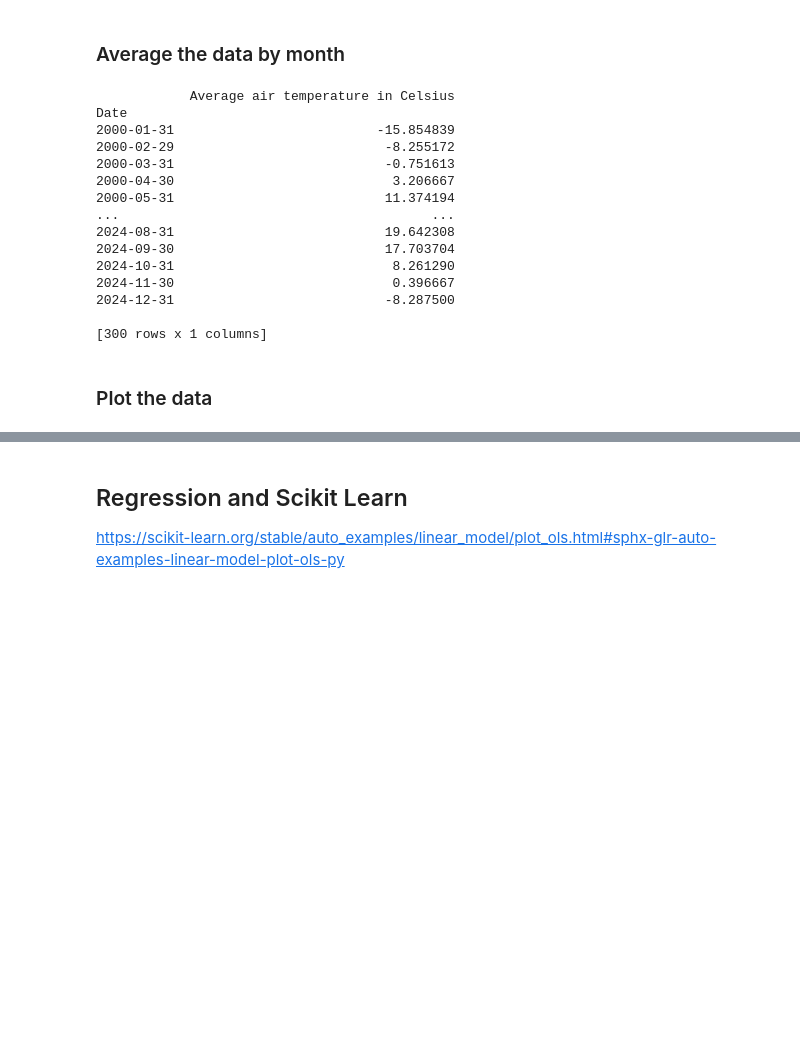
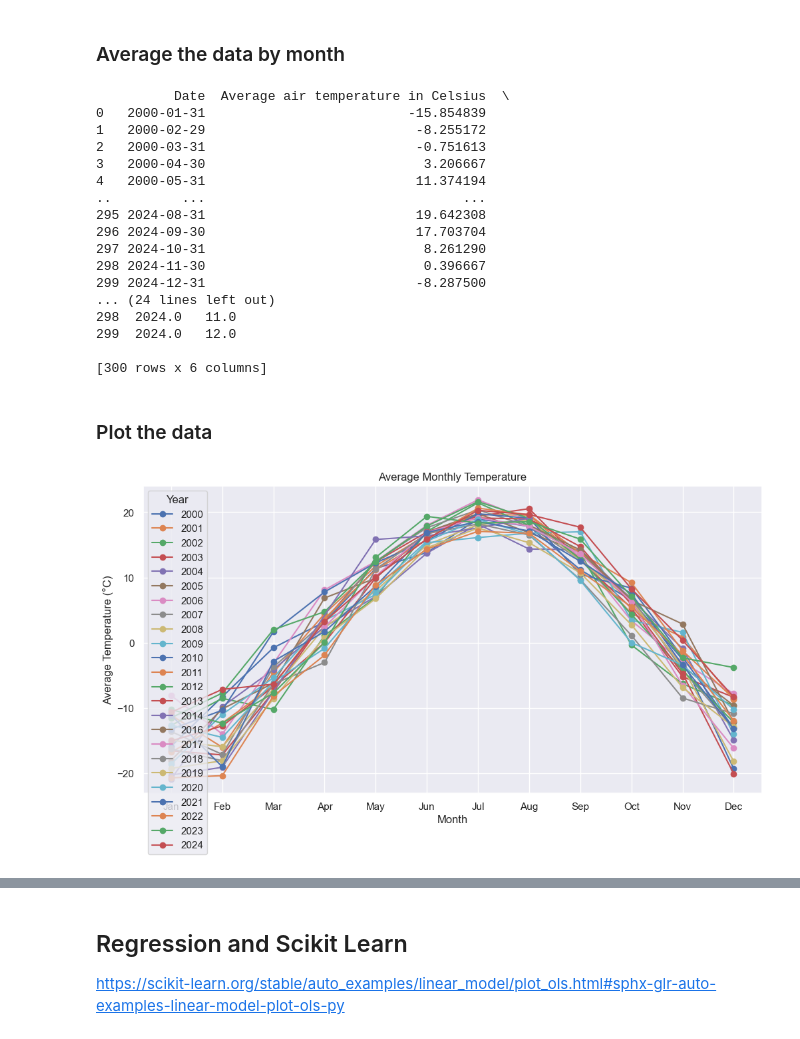
Before and after one commit to kknb1982/pfda, a Jupyter notebook: mywork/projectdrafts/Project-Copy1.ipynb, the cells around one changed output, grey strips where cells are left out. Saved outputs shown, nothing was run; the diff lists cells and outputs as text; code cells hidden in the pictures; blank space fills up the shorter version.

```diff
--- a/mywork/projectdrafts/Project-Copy1.ipynb
+++ b/mywork/projectdrafts/Project-Copy1.ipynb
@@ -125,23 +131,72 @@ None
 # %% [markdown]
 ### Average the data by month
 # %%
+import datetime as dt
 monthly_avg= station1211.groupby(pd.Grouper(key='Date', axis=0, freq='ME')).mean()
+monthly_avg.reset_index('Date', inplace=True)
 print(monthly_avg)
 # %% [output]
-            Average air temperature in Celsius
-Date
-2000-01-31                          -15.854839
-2000-02-29                           -8.255172
-2000-03-31                           -0.751613
-2000-04-30                            3.206667
-2000-05-31                           11.374194
-...                                        ...
-2024-08-31                           19.642308
-2024-09-30                           17.703704
-2024-10-31                            8.261290
-2024-11-30                            0.396667
-2024-12-31                           -8.287500
+          Date  Average air temperature in Celsius  \
+0   2000-01-31                          -15.854839
+1   2000-02-29                           -8.255172
+2   2000-03-31                           -0.751613
+3   2000-04-30                            3.206667
+4   2000-05-31                           11.374194
+..         ...                                 ...
+295 2024-08-31                           19.642308
+296 2024-09-30                           17.703704
+297 2024-10-31                            8.261290
+298 2024-11-30                            0.396667
+299 2024-12-31                           -8.287500
+... (24 lines left out)
+298  2024.0   11.0
+299  2024.0   12.0
 
-[300 rows x 1 columns]
+[300 rows x 6 columns]
 # %% [markdown]
 ### Plot the data
+# %%
+import pandas as pd
+import matplotlib.pyplot as plt
+import requests
+import gzip
+from io import BytesIO
+
+# Step 1: Download and load the data file
+url = "https://bulk.meteostat.net/v2/daily/0CNUO.csv.gz"
+response = requests.get(url)
+response.raise_for_status()  # Ensure the request was successful
+
+# Decompress the gzip file
+data = gzip.GzipFile(fileobj=BytesIO(response.content))
+
+# Step 2: Load the first four columns of the CSV into a pandas DataFrame
+columns_to_use = ["date", "tavg", "tmin", "tmax"]
+df = pd.read_csv(data, usecols=[0,1,2,3], names=columns_to_use, parse_dates=["date"])
+
+# Ensure the "date" column is datetime
+df["date"] = pd.to_datetime(df["date"])
+df["year"] = df["date"].dt.year
+df["month"] = df["date"].dt.month
+
+# Step 3: Group by year and month, then calculate the average temperature for each month
+df = df.dropna(subset=["tavg"])  # Remove rows with missing average temperature
+monthly_avg = df.groupby(["year", "month"])["tavg"].mean().reset_index()
+
+# Step 4: Plot the data
+plt.figure(figsize=(12, 6))
+years = monthly_avg["year"].unique()
+
+for year in years:
+    year_data = monthly_avg[monthly_avg["year"] == year]
+    plt.plot(year_data["month"], year_data["tavg"], marker="o", label=str(year))
+
+plt.title("Average Monthly Temperature")
+plt.xlabel("Month")
+plt.ylabel("Average Temperature (°C)")
+plt.xticks(range(1, 13), ["Jan", "Feb", "Mar", "Apr", "May", "Jun", "Jul", "Aug", "Sep", "Oct", "Nov", "Dec"])
+plt.legend(title="Year", loc="upper left")
+plt.grid(True)
+plt.show()
+# %% [output]
+[figure, added]
```
Also changed, not shown: parts of 6 cells of this notebook.
